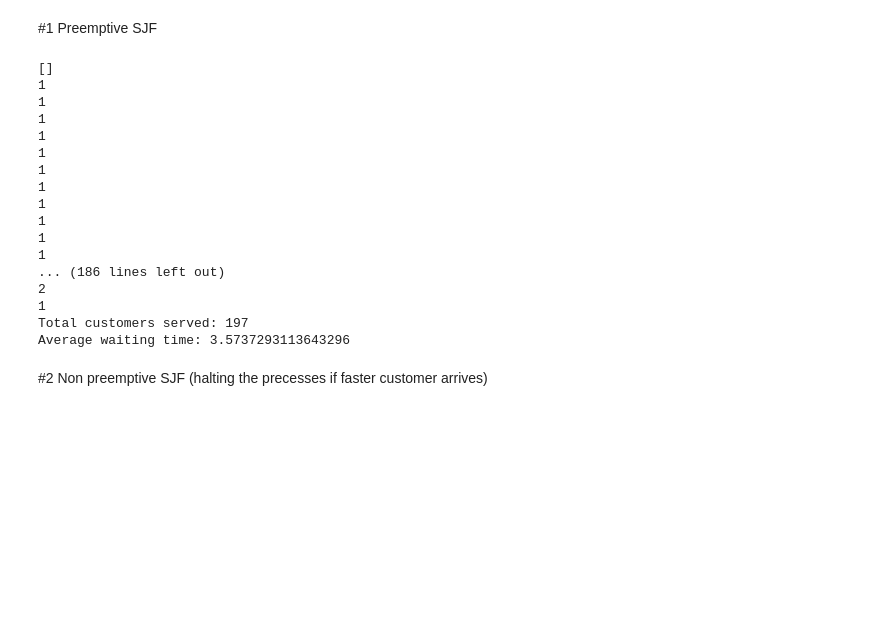
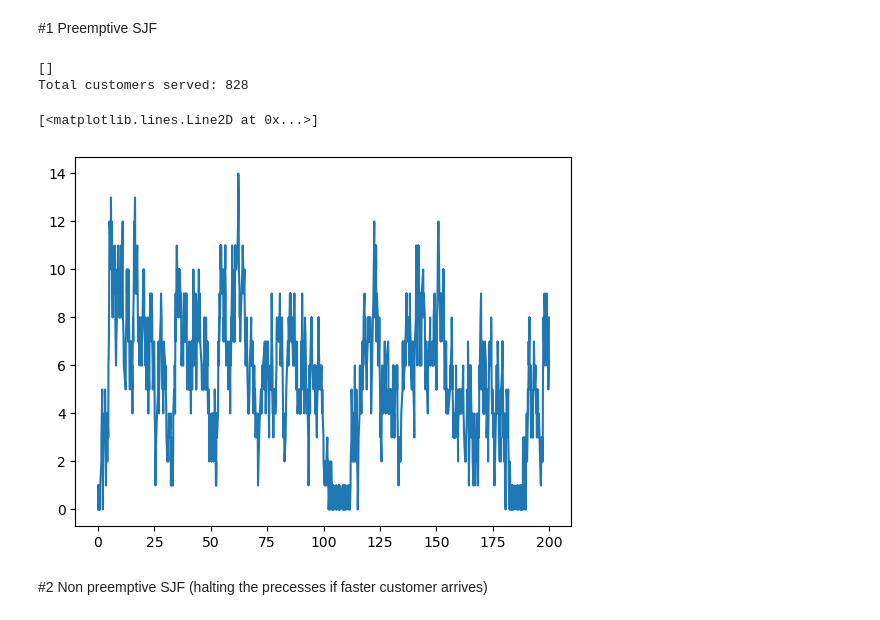
Before and after one commit to iliasoroka1/Discrete_Event_Simulation, a Jupyter notebook: Jacimovic_15278247_Malash_15179192_Soroka_2834023_Assignment_1.ipynb, the cells around one changed output. Cells and saved outputs as stored; diff of their text form; code cells hidden in the pictures; blank space fills up the shorter version.

Commit message:
Data an. + queue fix

```diff
--- a/Jacimovic_15278247_Malash_15179192_Soroka_2834023_Assignment_1.ipynb
+++ b/Jacimovic_15278247_Malash_15179192_Soroka_2834023_Assignment_1.ipynb
@@ -133,7 +132,7 @@ SJF implementation
 # %% [markdown]
 #1 Preemptive SJF
 # %%
-def source(env, mu, n, rho, queue):
+def source(env, mu, n, rho, queue, q_arr):
     i = 0
     while True:
         i +=1
@@ -141,27 +140,36 @@ def source(env, mu, n, rho, queue):
         arrival_time = env.now
         heapq.heappush(queue, (time_of_handling, arrival_time))
         #print(f"Bisy: {servers.count}")
-        #print(queue)
-        yield env.timeout(random.expovariate(mu*n*rho))
+        tm = random.expovariate(mu*n*rho)
+        #print(f"Customer is summoned, and the queue is {len(queue)}, time to next customer: {tm}")
+        q_arr.append((env.now, len(queue)))
+        yield env.timeout(tm)
 
-def do_work(env, client, servers, time_to_finish, total_waiting_time):
+def do_work(env, client, servers, time_to_finish, total_waiting_time, queue):
     with servers.request() as req:
         yield req
-        #print(f"Number of servers in util: {servers.count}")
+        #print(f"Server is requested, number of working severs {servers.count}/{servers.capacity}, and the que is {len(queue)}")
         yield env.timeout(time_to_finish)
-        total_waiting_time.append(env.now - client)
+        #print(f"Customer is processed, and the que is {len(queue)}")
+        total_waiting_time.append((env.now,env.now - client))
 
-def customer_initialise(env, servers, queue, total_waiting_time):
+
+def customer_initialise(env, servers, queue, total_waiting_time, q_arr):
     while True:
         if queue and servers.count < servers.capacity:
-            print(len(queue))
-            time_to_finish, client = heapq.heappop(queue)
-            env.process(do_work(env, client, servers, time_to_finish, total_waiting_time))
+            #print(len(queue))
+                #print(servers.capacity - servers.count)
+                time_to_finish, client = heapq.heappop(queue)
+                env.process(do_work(env, client, servers, time_to_finish, total_waiting_time, queue))
+                #print(f"Customer send to server and the que is {len(queue)}")
+                q_arr.append((env.now, len(queue)))
+                yield env.timeout(0.001)
         else:
-            yield env.timeout(0.0001)
+            yield env.timeout(0.01)
+
 
 mu = 1.0
-n = 1
+n = 4
 rho = 1
 sim_time = 200
 
@@ -169,31 +177,26 @@ env = simpy.Environment()
 servers = simpy.Resource(env,capacity=n)
 priority_queue = []
 total_waiting_time = []
+q_arr = []
 print(priority_queue)
-env.process(source(env, mu, n, rho, priority_queue))
-env.process(customer_initialise(env, servers, priority_queue, total_waiting_time))
+env.process(source(env, mu, n, rho, priority_queue, q_arr))
+env.process(customer_initialise(env, servers, priority_queue, total_waiting_time, q_arr))
 env.run(until=sim_time)
 
 print(f"Total customers served: {len(total_waiting_time)}")
-print(f"Average waiting time: {sum(total_waiting_time) / len(total_waiting_time)}")
 # %% [output]
 []
-1
-1
-1
-1
-1
-1
-1
-1
-1
-1
-1
-... (186 lines left out)
-2
-1
-Total customers served: 197
-Average waiting time: 3.5737293113643296
+Total customers served: 828
+# %%
+x = []
+y = []
+for i in q_arr:
+    x.append(i[0])
+    y.append(i[1])
+plt.plot(x, y)
+# %% [output]
+[<matplotlib.lines.Line2D at 0x...>]
+[figure, added]
 # %% [markdown]
 #2 Non preemptive SJF (halting the precesses if faster customer arrives)
 # %%
```
Also changed, not shown: parts of 9 cells of this notebook.
